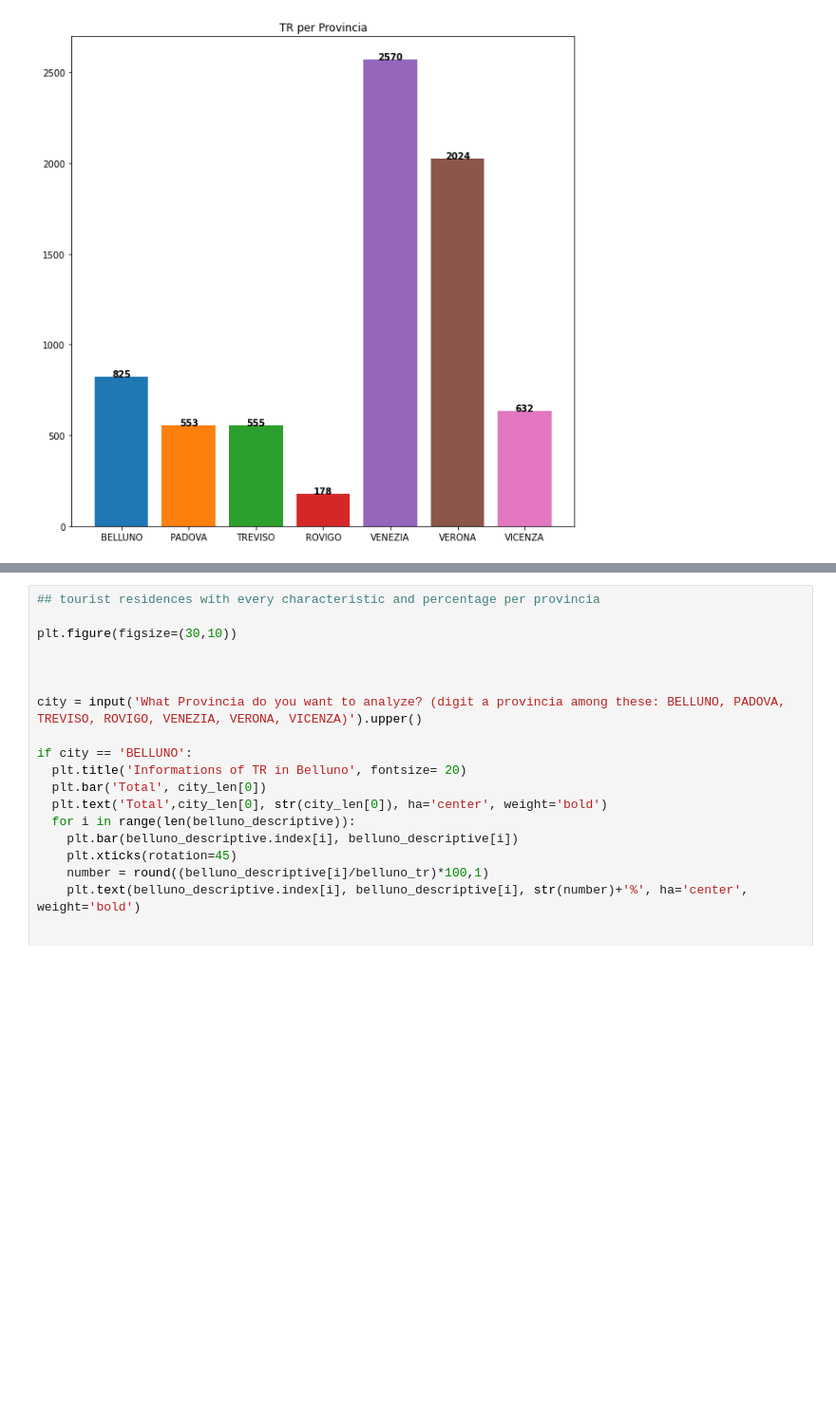
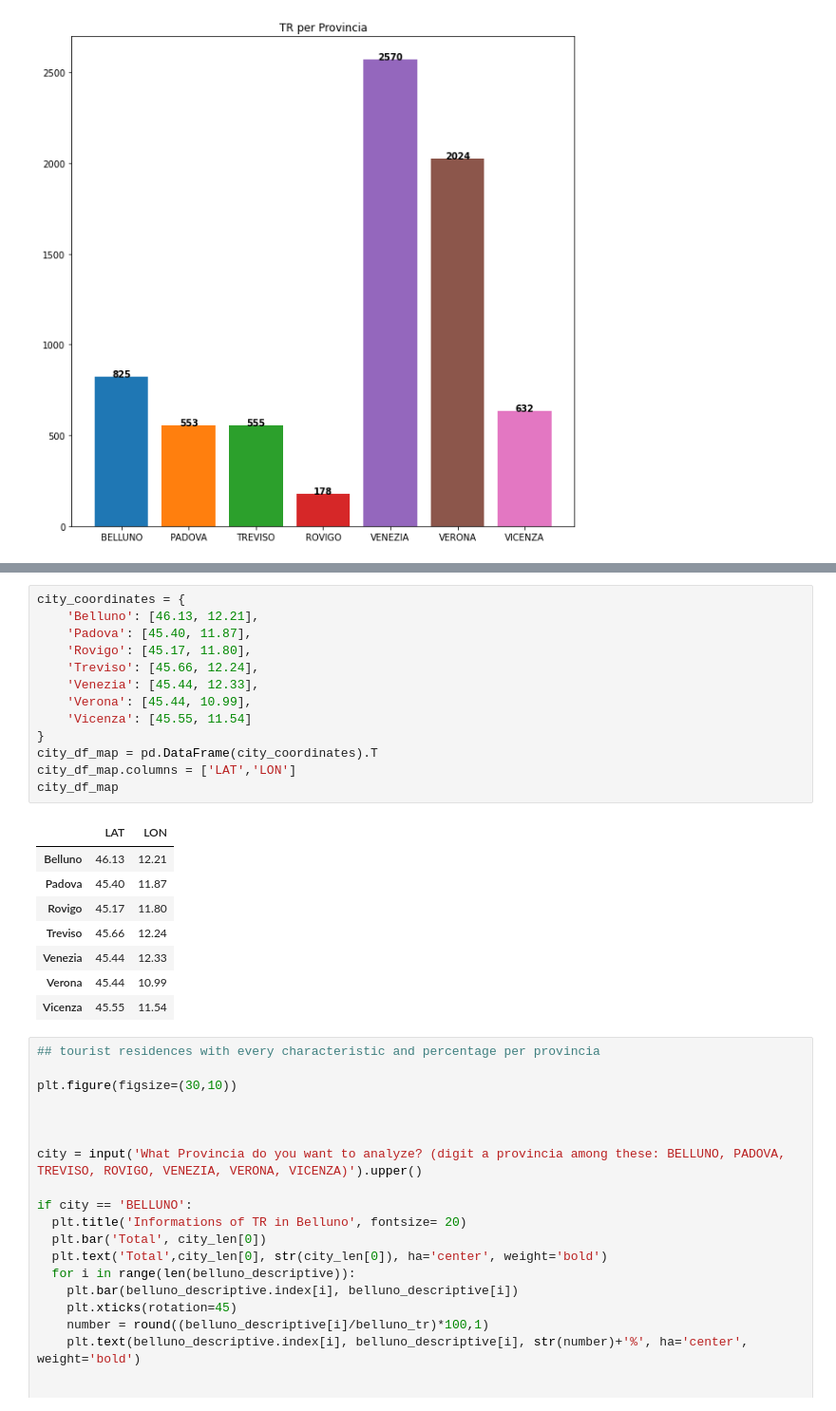
Before and after one commit to NicoloAvesani/project_Tourist_Residences_in_Veneto, a Jupyter notebook: project_on_colab.ipynb, the cells around one changed output, grey strips where cells are left out. Shown at 95% size. Cells and saved outputs as stored; diff of their text form; blank space fills up the shorter version.

```diff
--- a/project_on_colab.ipynb
+++ b/project_on_colab.ipynb
@@ -575,3 +604,25 @@ for i in range(len(city_list)):
+# %%
+city_coordinates = {
+    'Belluno': [46.13, 12.21],
+    'Padova': [45.40, 11.87],
+    'Rovigo': [45.17, 11.80],
+    'Treviso': [45.66, 12.24],
+    'Venezia': [45.44, 12.33],
+    'Verona': [45.44, 10.99],
+    'Vicenza': [45.55, 11.54]
+}
+city_df_map = pd.DataFrame(city_coordinates).T
+city_df_map.columns = ['LAT','LON']
+city_df_map
+# %% [output]
+|  | LAT | LON |
+| Belluno | 46.13 | 12.21 |
+| Padova | 45.40 | 11.87 |
+| Rovigo | 45.17 | 11.80 |
+| Treviso | 45.66 | 12.24 |
+| Venezia | 45.44 | 12.33 |
+| Verona | 45.44 | 10.99 |
+| Vicenza | 45.55 | 11.54 |
 # %%
 ## tourist residences with every characteristic and percentage per provincia
 
```
Also changed, not shown: parts of 1 cell of this notebook.
